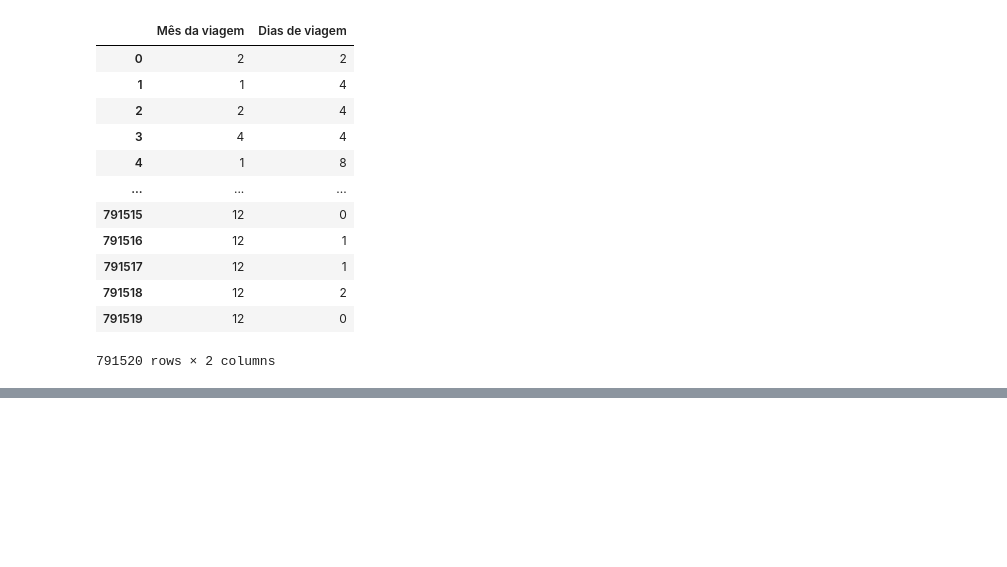
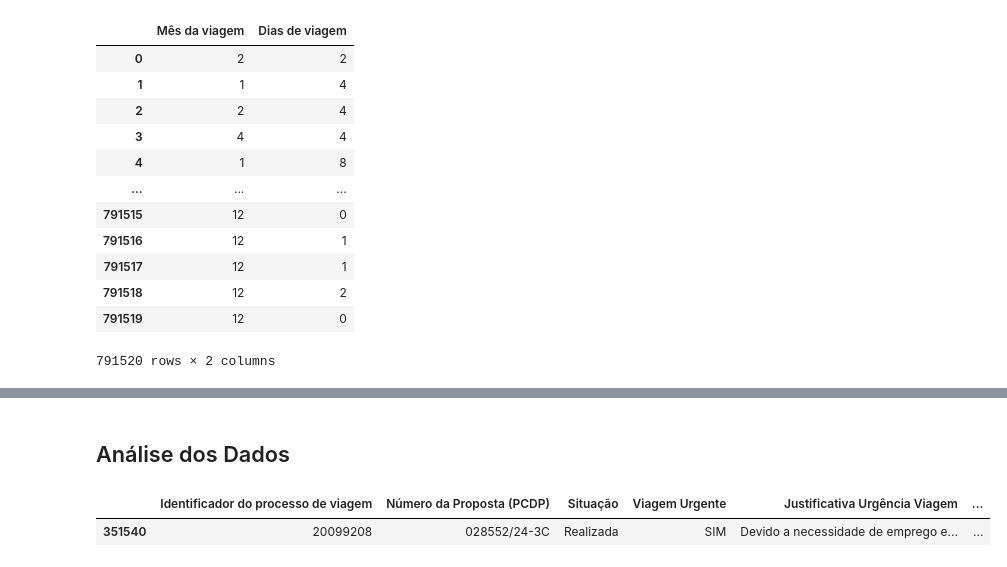
Before and after one commit to esscova/data_analytics, a Jupyter notebook: analises/013/013.ipynb, the cells around one changed output, grey strips where cells are left out. Drawn from its saved outputs; the diff is of its cells as text; code cells hidden in the pictures; blank space fills up the shorter version.

Commit message:
analise dos dados

```diff
--- a/analises/013/013.ipynb
+++ b/analises/013/013.ipynb
@@ -306,0 +327,8 @@ df2[['Mês da viagem','Dias de viagem']]
+# %% [markdown]
+## Análise dos Dados
+# %%
+df_final = df2.copy()
+df_final.sample()
+# %% [output]
+|  | Identificador do processo de viagem | Número da Proposta (PCDP) | Situação | Viagem Urgente | Justificativa Urgência Viagem | ... |
+| 351540 | 20099208 | 028552/24-3C | Realizada | SIM | Devido a necessidade de emprego e... | ... |
```
Also changed, not shown: parts of 8 cells of this notebook.
